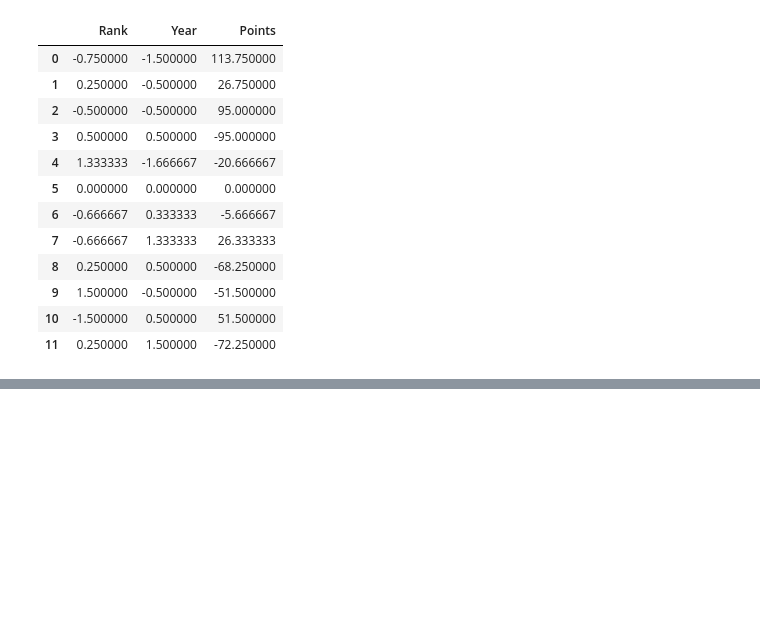
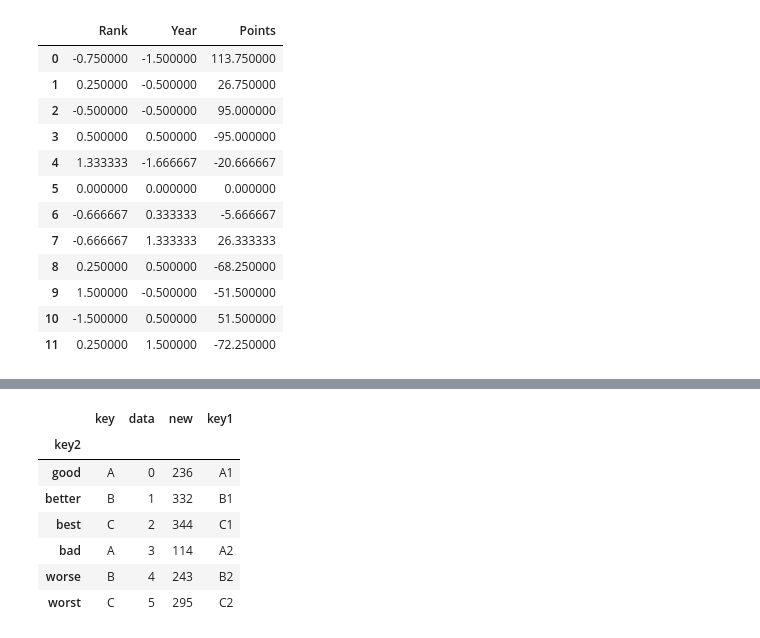
Before and after one commit to danyalutsevich/ML_AI, a Jupyter notebook: Pandas/GroupBy.ipynb, the cells around one changed output, grey strips where cells are left out. Cells and saved outputs as stored; diff of their text form; code cells hidden in the pictures; blank space fills up the shorter version.

```diff
--- a/Pandas/GroupBy.ipynb
+++ b/Pandas/GroupBy.ipynb
@@ -233,0 +269,2 @@ df['new'].groupby(df['key']).apply(get_stats).unstack()
+# %%
+df["key1"] = ["A1", "B1", "C1", "A2", "B2", "C2"]
@@ -233,0 +293,14 @@ df['new'].groupby(df['key']).apply(get_stats).unstack()
+# %%
+df["key2"] = ["good", "better", "best", "bad", "worse", "worst"]
+# %%
+df1 = df.set_index("key2")
+df1
+# %% [output]
+|  | key | data | new | key1 |
+| key2 |  |  |  |  |
+| good | A | 0 | 236 | A1 |
+| better | B | 1 | 332 | B1 |
+| best | C | 2 | 344 | C1 |
+| bad | A | 3 | 114 | A2 |
+| worse | B | 4 | 243 | B2 |
+| worst | C | 5 | 295 | C2 |
```
Also changed, not shown: parts of 27 cells of this notebook, 3 other files.
